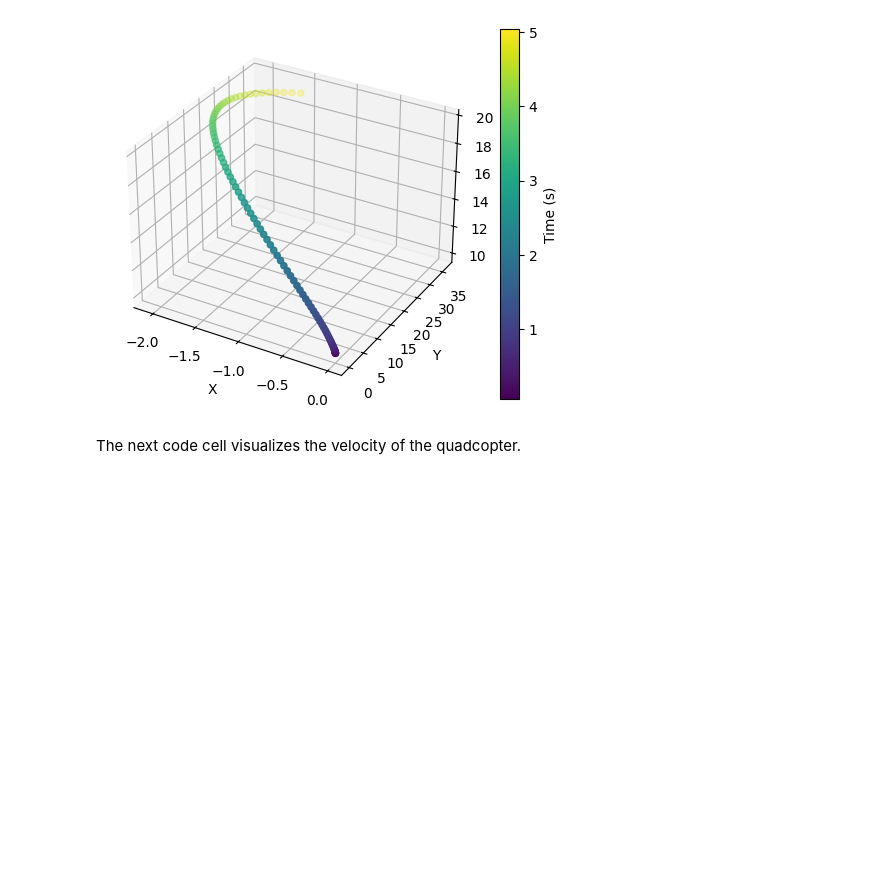
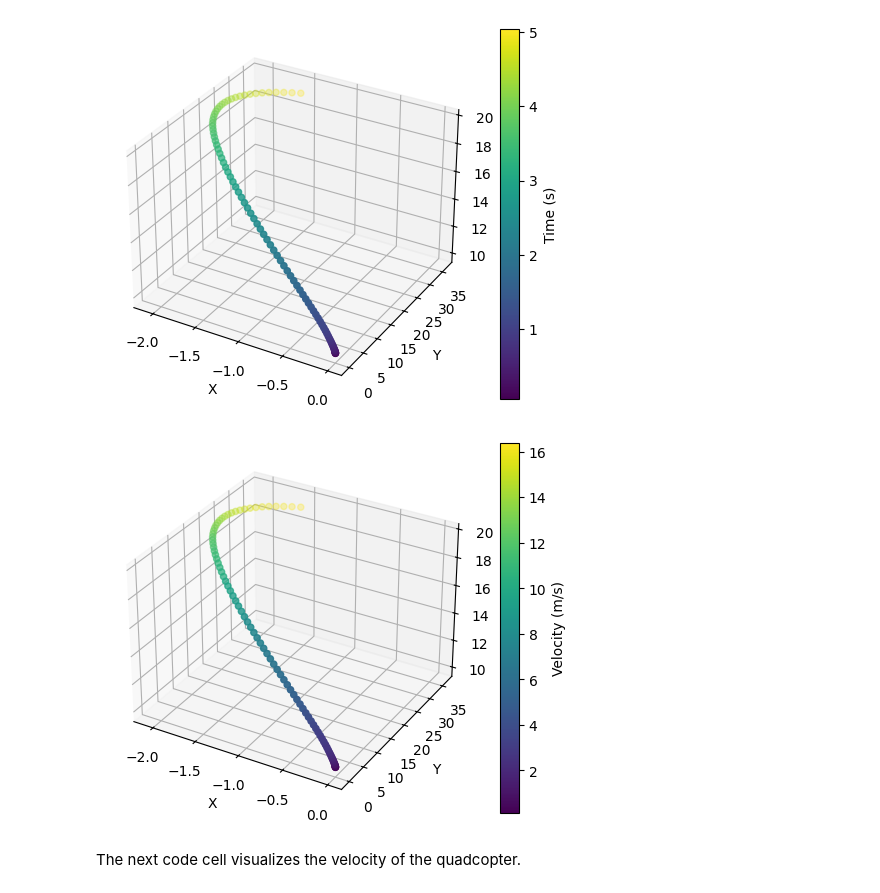
Before and after one commit to Hj-c0ding/RL-Quadcopter, a Jupyter notebook: RL-Quadcopter-2-master/Quadcopter_Project.ipynb, the cells around one changed output. Drawn from its saved outputs; the diff is of its cells as text; code cells hidden in the pictures; blank space fills up the shorter version.

Commit message:
add velo graph

```diff
--- a/RL-Quadcopter-2-master/Quadcopter_Project.ipynb
+++ b/RL-Quadcopter-2-master/Quadcopter_Project.ipynb
@@ -111,8 +111,13 @@ def plot3d(x, y, z, t=None):
     ax.set_ylabel('Y')
     ax.set_zlabel('Z')
     plt.show()
+# %%
+import math
+velo_vectors = []
+for i in range(len(results['x_velocity'])):
+    velo_vectors.append(math.sqrt(results['x_velocity'][i]**2 + results['y_velocity'][i]**2 + results['z_velocity'][i]**2))
 # %%
-def plot3d(x,y,z, v=None):
+def plot3d_velo(x,y,z, v=None):
     fig = plt.figure()
     ax = fig.add_subplot(111, projection='3d')
 
@@ -120,7 +125,7 @@ def plot3d(x,y,z, v=None):
         v = range(len(x))
 
     scatter = ax.scatter(x, y, z, c=v, cmap='viridis', marker='o', s=20)
-    fig.colorbar(scatter, ax=ax, label='Time (s)')
+    fig.colorbar(scatter, ax=ax, label='Velocity (m/s)')
     ax.set_xlabel('X')
     ax.set_ylabel('Y')
     ax.set_zlabel('Z')
@@ -129,6 +134,10 @@ def plot3d(x,y,z, v=None):
 plot3d(results['x'], results['y'], results['z'], results['time'])
 # %% [output]
 [figure]
+# %%
+plot3d_velo(results['x'], results['y'], results['z'], velo_vectors)
+# %% [output]
+[figure, added]
 # %% [markdown]
 The next code cell visualizes the velocity of the quadcopter.
 # %%
```
